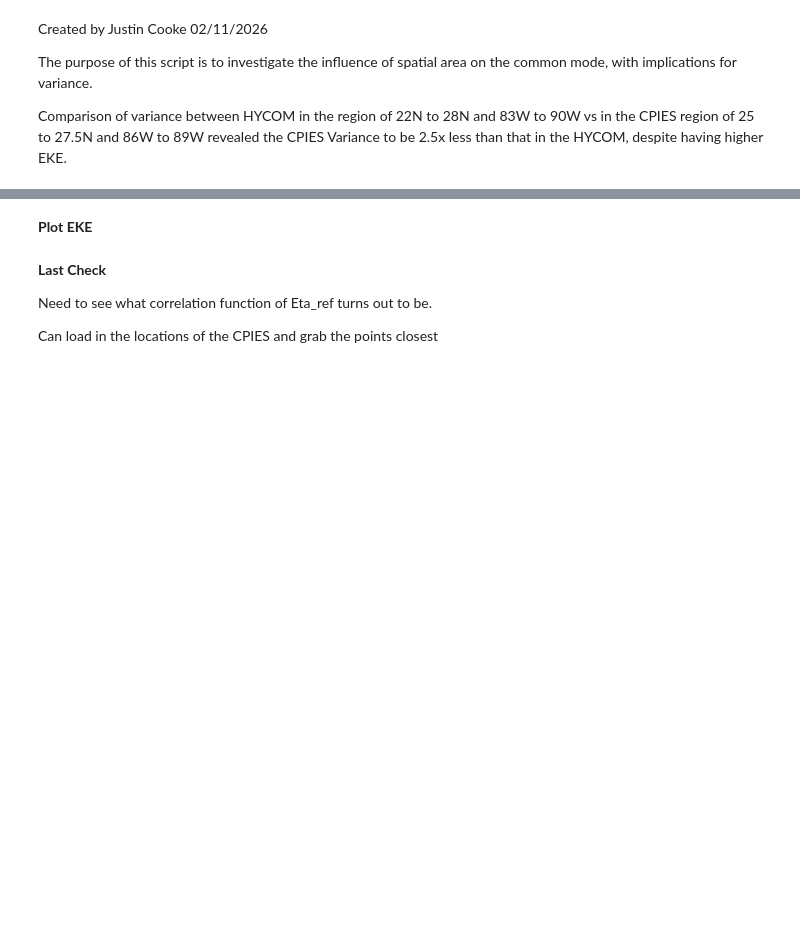
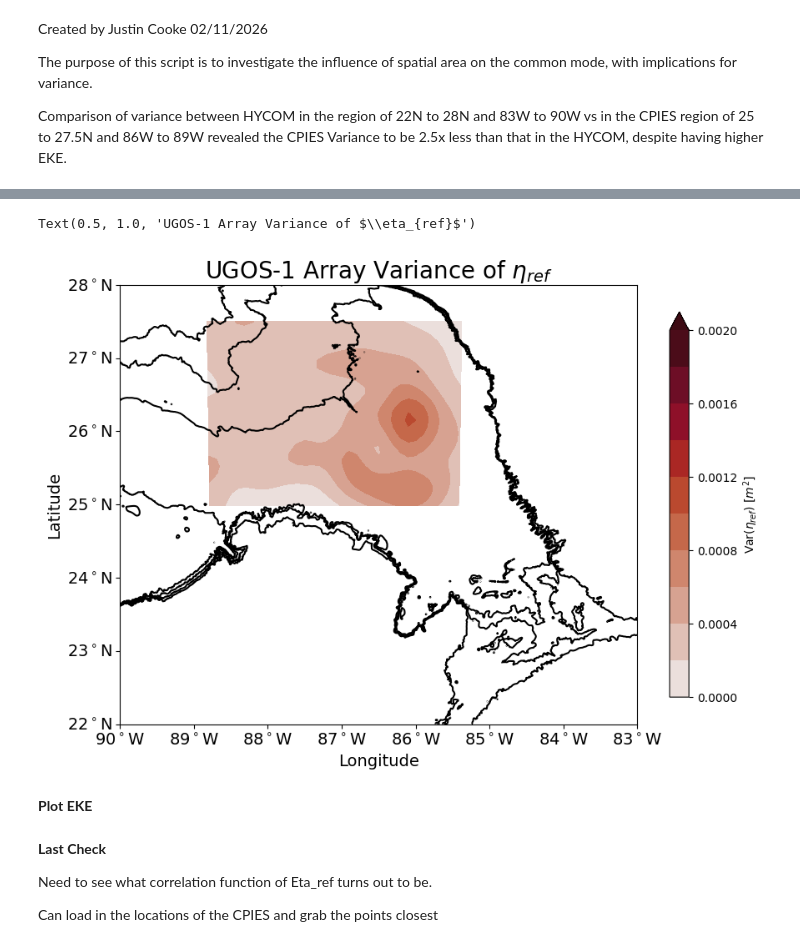
Before and after one commit to JCooke188/ceofs, a Jupyter notebook: commonMode_test.ipynb, the cells around one changed output, grey strips where cells are left out. Cells and saved outputs as stored; diff of their text form; code cells hidden in the pictures; blank space fills up the shorter version.

```diff
--- a/commonMode_test.ipynb
+++ b/commonMode_test.ipynb
@@ -398,3 +543,27 @@ ax.set_title(f'{int(filtThi)}-{int(filtTlo)} Days',fontsize=18)
+# %%
+fig,ax = plt.subplots(figsize=(10,10))
+
+#cb = ax.contourf(cpies_lon,cpies_lat,np.nanmean(cpies_twoYr_var,axis=0),cmap=cm.cm.amp,levels=np.linspace(0,0.002,11),extend='max')
+cb = ax.contourf(oi_lon_ugos,oi_lat_ugos,np.nanvar(oi_eref_daily_ugos,axis=2),cmap=cm.cm.amp,levels=np.linspace(0,0.002,11),extend='max')
+#cb = ax.contourf(oi_lon,oi_lat,np.nanvar(oi_eref_daily_dyn,axis=2),cmap=cm.cm.amp,levels=np.linspace(0,0.002,11),extend='max')
+plt.colorbar(cb,shrink=0.6,label='Var($\eta_{ref}$) [$m^2$]')#,location='bottom')
+#plt.colorbar(cb,shrink=0.6,label='$\eta_{ref}$ [$m$]')#,location='bottom')
+ax.contour(gulf_lon,gulf_lat,np.flipud(img),colors='black',linestyles='-',levels=[-3500,-3000,-2500,-2000])
+ax.set_aspect(np.cos(ymid))
+ax.set_xlabel('Longitude',fontsize=14)
+ax.set_ylabel('Latitude',fontsize=14)
+ax.set_xlim(-90,-83)
+ax.set_xticks(lon_xticks)
+ax.set_xticklabels(lon_xticklbls)
+ax.set_yticks(lat_yticks)
+ax.set_yticklabels(lat_yticklbls)
+ax.tick_params(axis='both',which='major',labelsize=14)
+#plt.title('Composite of 2-Year Mean Variance of $\eta_{ref}$',fontsize=20)
+plt.title('UGOS-1 Array Variance of $\eta_{ref}$',fontsize=20)
+#plt.title('DynLoop Variance of $\eta_{ref}$',fontsize=20)
+# %% [output]
+Text(0.5, 1.0, 'UGOS-1 Array Variance of $\\eta_{ref}$')
+[figure, added]
 # %% [markdown]
 **Plot EKE**
 # %%
```
Also changed, not shown: parts of 7 cells of this notebook.
